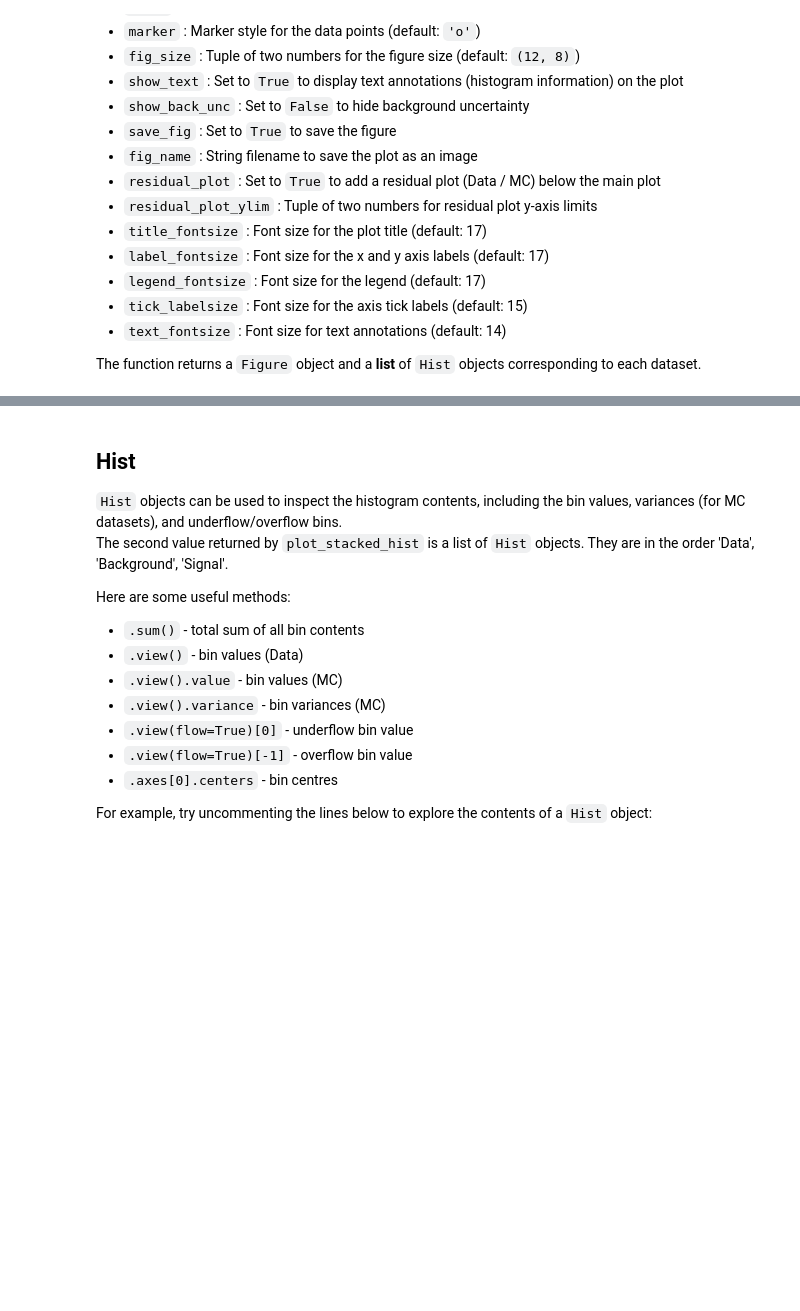
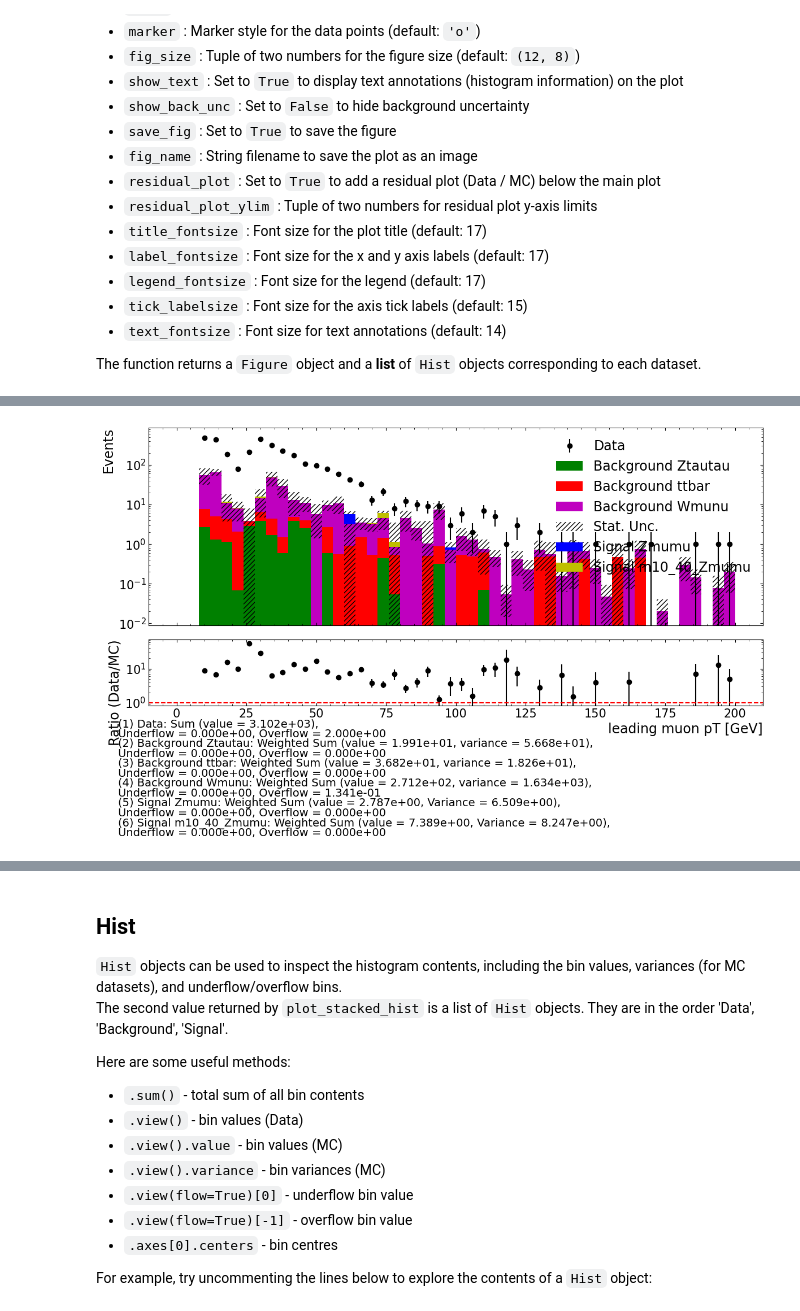
Before and after one commit to CanonicaliTY/ATLAS-Higgs-ZW, a Jupyter notebook: Analysis code/my-ATLAS-code/ATLAS-parquet/DilepLabNotebook.ipynb, the cells around one changed output, grey strips where cells are left out. Saved outputs shown, nothing was run; the diff lists cells and outputs as text; code cells hidden in the pictures; blank space fills up the shorter version.

```diff
--- a/Analysis code/my-ATLAS-code/ATLAS-parquet/DilepLabNotebook.ipynb
+++ b/Analysis code/my-ATLAS-code/ATLAS-parquet/DilepLabNotebook.ipynb
@@ -374,0 +479,22 @@ The function returns a `Figure` object and a **list** of `Hist` objects correspo
+# %%
+#muon SS pt
+plot_dict_mu_SS = {
+  'Data' : pt_data_mu_SS['2to4lep_0_02'],
+  'Signal Zmumu' : pt_data_mu_SS['Zmumu_0_02'],
+  'Signal m10_40_Zmumu' : pt_data_mu_SS['m10_40_Zmumu_0_02'],
+  'Background Ztautau' : pt_data_mu_SS['Ztautau_0_02'],
+  'Background ttbar' : pt_data_mu_SS['ttbar_0_02'],
+  'Background Wmunu' : pt_data_mu_SS['Wmunu_0_02'],
+}
+
+color_list = ['k','b','y','g','r','m']
+
+plot_variable = 'lep_pt[0]'
+xmin, xmax = 0, 200
+num_bins = 50
+x_label = 'leading muon pT [GeV]'
+
+fig_mu_sspt, hists_mu_sspt = plot_stacked_hist(plot_dict_mu_SS, plot_variable, color_list,
+                               num_bins, xmin, xmax, x_label,
+                               logy=True, show_text=True, residual_plot=True, save_fig=False)
+# %% [output]
@@ -374,0 +502 @@ The function returns a `Figure` object and a **list** of `Hist` objects correspo
+[figure, added]
```
Also changed, not shown: parts of 20 cells of this notebook, 2 other files.
